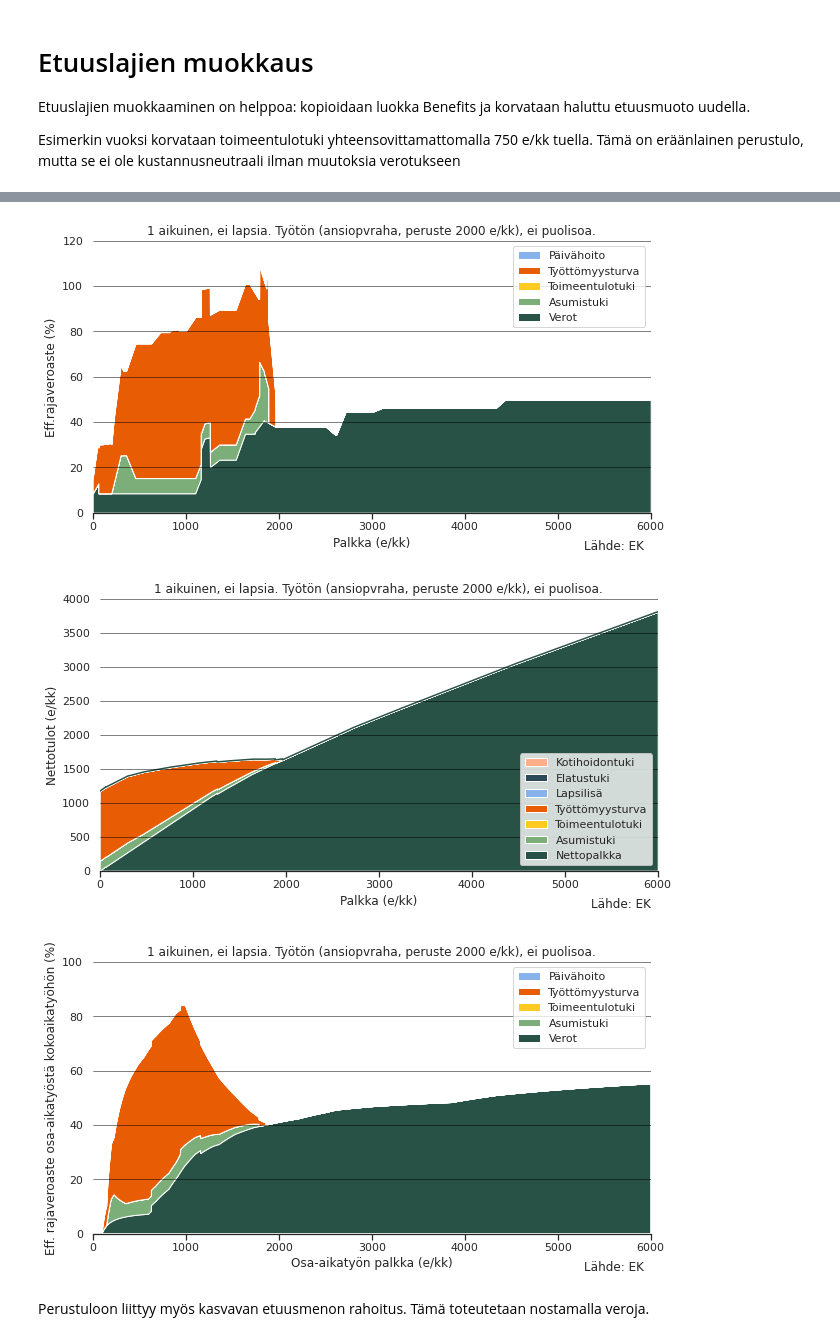
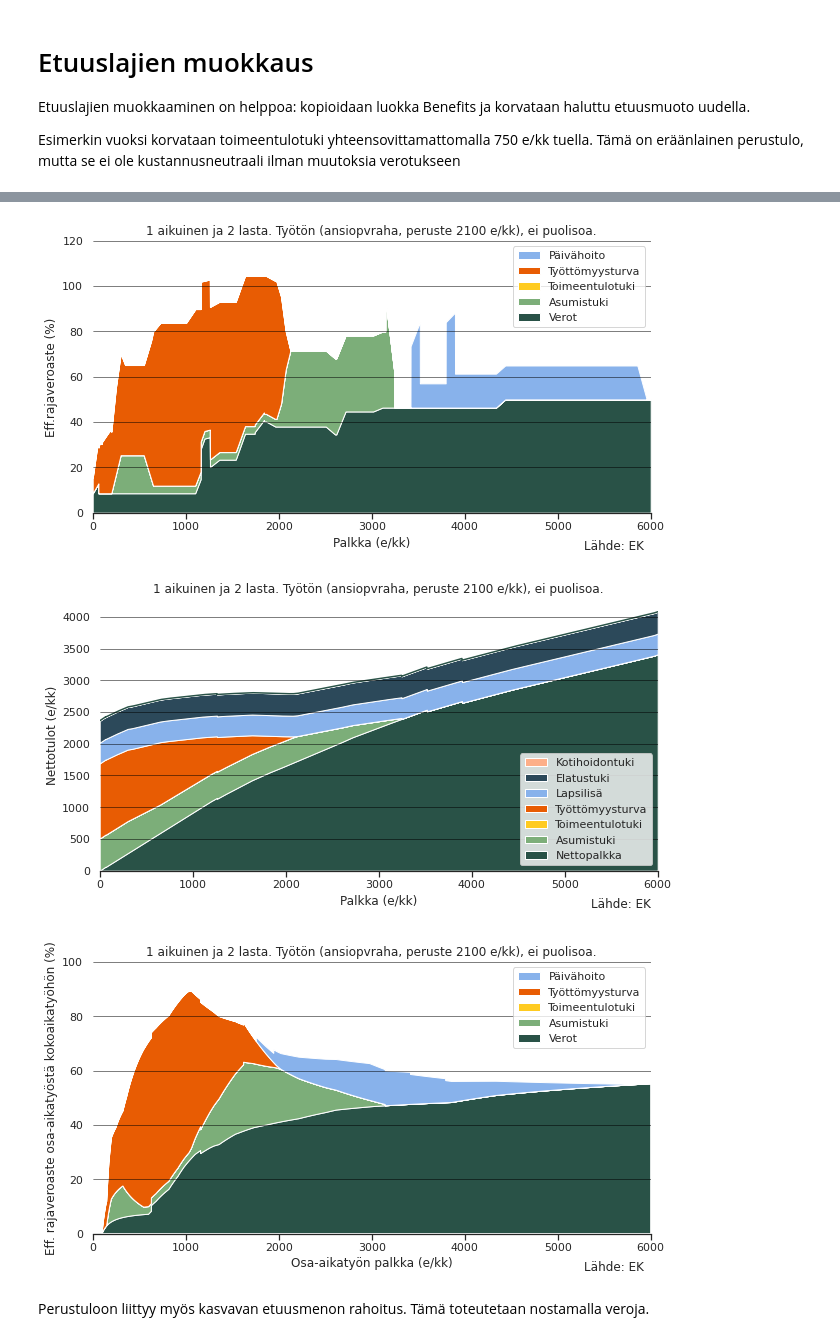
Before and after one commit to ajtanskanen/benefits, a Jupyter notebook: kattosääntö.ipynb, the cells around one changed output, grey strips where cells are left out. Cells and saved outputs as stored; diff of their text form; code cells hidden in the pictures.

```diff
--- a/kattosääntö.ipynb
+++ b/kattosääntö.ipynb
@@ -37,5 +37,5 @@ plt.rcParams['figure.figsize'] = [10, 5]
 
 Laskee työllisyysveroaste, työnteon efektiivisen marginaalivero ja käteen jäävä ansio kirjaston avulla. Valitaan ensin tyyppitapaus. Muuttuja p kertoo tarkat tiedot laskennankohteesta, selite sisältää kuvauksen siitä ja parametri tulosta kehottaa printtaamaan selite:en.
 # %%
-p,selite=fin_benefits.perheparametrit(perhetyyppi=54,tulosta=True)
+p,selite=fin_benefits.perheparametrit(perhetyyppi=20,tulosta=True)
 # %% [output]
@@ -111,7 +109,8 @@ class Kannustavampi(fin_benefits.Benefits):
         #    return max(0,vakpalkka-tyotaikaisettulot)
 
         perus=self.peruspaivaraha(0)
-        ansiopv = peruspvraha+max(0,min(ansiopaivarahamaara-peruspvraha,0.6*(vakiintunutpalkka-peruspvraha-tyotaikaisettulot)))
+        ansiopv = peruspvraha+max(0,min(ansiopaivarahamaara-peruspvraha,0.8*(vakiintunutpalkka-peruspvraha-tyotaikaisettulot)))
+        #ansiopv = peruspvraha+max(0,min(ansiopaivarahamaara-peruspvraha,0.8*(vakpalkka-peruspvraha-tyotaikaisettulot)))
 
         if ansiopv<20:
             ansiopv=0
@@ -125,7 +124,7 @@ parempi=Kannustavampi(year=year)
 margp=fin_benefits.Marginals(parempi,year=year)
 
 # ansiosidonnaisen peruste
-p['vakiintunutpalkka']=2000
+p['vakiintunutpalkka']=2100
 
 # ja lasketaan & plotataan tulokset
 basenetto,baseeff,basetva,baseosatva=marg.laske_ja_plottaa(p,plottaa=False)
@@ -140,6 +139,6 @@ margp.laske_ja_plottaa_marginaalit(p,plot_tva=False,figname='yksinhuoltaja_gs_',
-[figure, old version]
+[figure, new version]
-[figure, old version]
+[figure, new version]
-[figure, old version]
+[figure, new version]
 # %% [markdown]
 Perustuloon liittyy myös kasvavan etuusmenon rahoitus. Tämä toteutetaan nostamalla veroja.
 # %%
```
Also changed, not shown: parts of 4 cells of this notebook, 8 other files.
